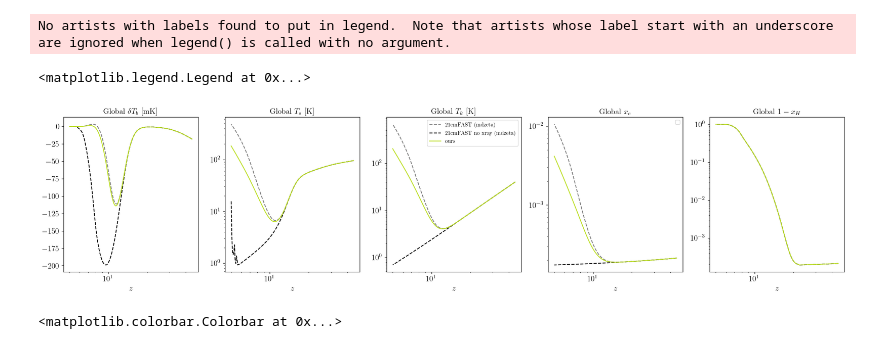
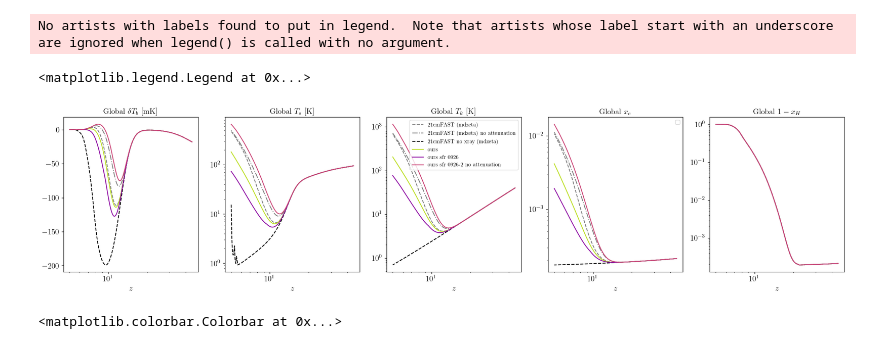
Before and after one commit to yitiansun/DM21cm, a Jupyter notebook: notebooks/plotting_simple.ipynb, the cells around one changed output. Cells and saved outputs as stored; diff of their text form; code cells hidden in the pictures.

```diff
--- a/notebooks/plotting_simple.ipynb
+++ b/notebooks/plotting_simple.ipynb
@@ -18,6 +18,7 @@ mpl.rc_file("../matplotlibrc")
 plot_options = {
     #'base' : dict(color='b', ls='-'),
     'base_mdz' : dict(color='gray', ls='--'),
+    'base_mdz_noatten' : dict(color='gray', ls='-.'),
     #'noxray' : dict(color='k', ls='-'),
     'noxray_mdz' : dict(color='k', ls='--'),
     'ours' : dict(color=cms['viridis'](0.9)),
@@ -26,7 +27,9 @@ plot_options = {
     # 'ours_noatten' : dict(color=cms['viridis'](0.3)),
     # 'ours_noredshift' : dict(color=cms['plasma'](0.3)),
     # 'ours_firstredshift' : dict(color=cms['plasma'](0.5)),
-    # 'ours_fm1p4' : dict(color=cms['plasma'](0.5)),
+    # 'ours_mPI' : dict(color=cms['plasma'](0.5)),
+    'ours_sfr0926' : dict(color=cms['plasma'](0.3)),
+    'ours_sfr0926-2_noatten' : dict(color=cms['plasma'](0.5)),
 }
 labels = {
     'T_b' : {
@@ -36,6 +39,7 @@ labels = {
     'T_k' : {
         'base' : '21cmFAST',
         'base_mdz' : '21cmFAST (mdzeta)',
+        'base_mdz_noatten' : '21cmFAST (mdzeta) no attenuation',
         'noxray' : '21cmFAST no xray',
         'noxray_mdz' : '21cmFAST no xray (mdzeta)',
         'ours' : 'ours',
@@ -43,7 +47,9 @@ labels = {
         'ours_halfatten' : 'ours half attenuation',
         'ours_01atten' : 'ours 0-1 attenuation',
         'ours_noredshift' : 'ours no redshift',
-        'ours_fm1p4' : 'ours f*=1.4',
+        'ours_mPI' : 'ours f*=3.1415926',
+        'ours_sfr0926' : 'ours sfr 0926',
+        'ours_sfr0926-2_noatten' : 'ours sfr 0926-2 no attenuation',
     },
 }
 
@@ -51,34 +57,34 @@ fig, axs = plt.subplots(1, 5, figsize=(25, 5))
 
 for name in plot_options.keys():
 
     records = np.load(f'../data/run_info/xc_{name}_records.npy', allow_pickle=True).item()
 
     axs[0].plot(records['z'], records['T_b'], label=(labels['T_b'][name] if name in labels['T_b'].keys() else None), **plot_options[name])
     axs[1].plot(records['z'], records['T_s'], label=(labels['T_s'][name] if name in labels['T_s'].keys() else None), **plot_options[name])
     axs[2].plot(records['z'], records['T_k'], label=(labels['T_k'][name] if name in labels['T_k'].keys() else None), **plot_options[name])
     if name not in ['noxray', 'base']:
         axs[3].plot(records['z'], records['x_e'], **plot_options[name])
         axs[4].plot(records['z'], records['1-x_H'], **plot_options[name])
 
 axs[0].set(title=r'Global $\delta T_b$ [mK]', xlabel=r'$z$')
 axs[1].set(title=r'Global $T_s$ [K]', xlabel=r'$z$')
 axs[2].set(title=r'Global $T_k$ [K]', xlabel=r'$z$')
 axs[3].set(title=r'Global $x_e$', xlabel=r'$z$')
 axs[4].set(title=r'Global $1-x_H$', xlabel=r'$z$')
 
 axs[0].set(xscale='log')
 axs[1].set(xscale='log', yscale='log')
 axs[2].set(xscale='log', yscale='log')
 axs[3].set(xscale='log', yscale='log')
 axs[4].set(xscale='log', yscale='log')
 
 axs[2].legend(fontsize=10)
 axs[3].legend(fontsize=10)
 #fig.savefig('../outputs/plots/global_evolution.pdf')
 # %% [output]
 No artists with labels found to put in legend.  Note that artists whose label start with an underscore are ignored when legend() is called with no argument.
 <matplotlib.legend.Legend at 0x...>
-[figure, old version]
+[figure, new version]
 # %%
 name = 'ours_nobath'
 records = np.load(f'../data/run_info/xc_{name}_records.npy', allow_pickle=True).item()
```
Also changed, not shown: 10 other files.
